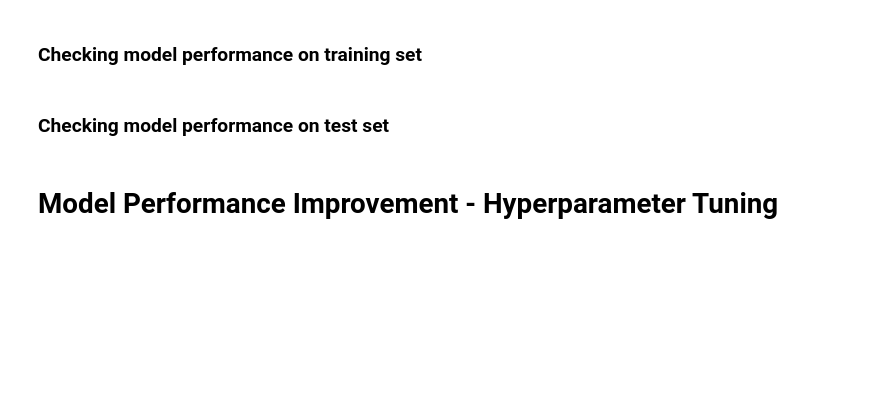
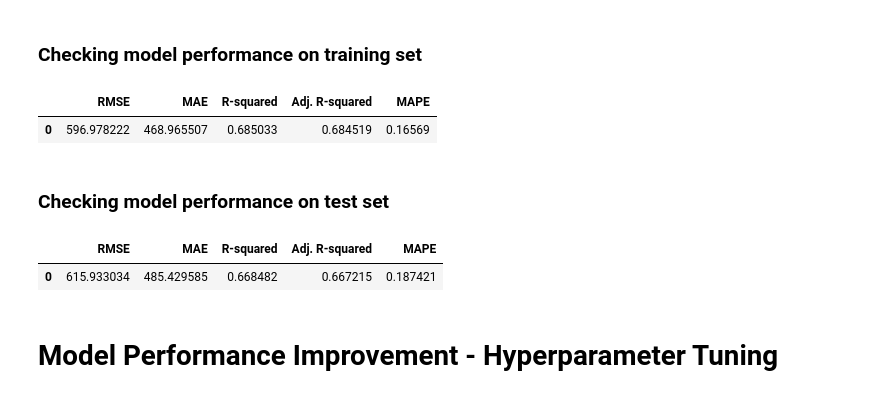
Before and after one commit to Mark5484/sales-forecast-lowcode, a Jupyter notebook: Low_Code_SuperKart_Model_Deployment.ipynb, the cells around one changed output. Drawn from its saved outputs; the diff is of its cells as text; code cells hidden in the pictures; blank space fills up the shorter version.

```diff
--- a/Low_Code_SuperKart_Model_Deployment.ipynb
+++ b/Low_Code_SuperKart_Model_Deployment.ipynb
@@ -1182,6 +1201,6 @@ def model_performance_regression(model, predictors, target):
 # %%
 # Uncomment the below snippet of code if xgboost regressor is to be used
 
-#xgb_estimator = XGBRegressor(random_state=1)
-#xgb_estimator = make_pipeline(preprocessor,xgb_estimator)
-#xgb_estimator.fit(X_train, y_train)
+xgb_estimator = XGBRegressor(random_state=1)
+xgb_estimator = make_pipeline(preprocessor,xgb_estimator)
+xgb_estimator.fit(X_train, y_train)
@@ -1190,15 +1227,21 @@ def model_performance_regression(model, predictors, target):
 # %%
 # Uncomment the below snippet of code if xgboost regressor is to be used
 
-#xgb_estimator_model_train_perf = model_performance_regression(xgb_estimator, X_train, y_train)
-#xgb_estimator_model_train_perf
+xgb_estimator_model_train_perf = model_performance_regression(xgb_estimator, X_train, y_train)
+xgb_estimator_model_train_perf
+# %% [output]
+|  | RMSE | MAE | R-squared | Adj. R-squared | MAPE |
+| 0 | 596.978222 | 468.965507 | 0.685033 | 0.684519 | 0.16569 |
 # %% [markdown]
 ### Checking model performance on test set
 # %%
 # Uncomment the below snippet of code if xgboost regressor is to be used
 
-#xgb_estimator_model_test_perf = model_performance_regression(xgb_estimator, X_test, y_test)
-#xgb_estimator_model_test_perf
+xgb_estimator_model_test_perf = model_performance_regression(xgb_estimator, X_test, y_test)
+xgb_estimator_model_test_perf
+# %% [output]
+|  | RMSE | MAE | R-squared | Adj. R-squared | MAPE |
+| 0 | 615.933034 | 485.429585 | 0.668482 | 0.667215 | 0.187421 |
 # %% [markdown]
 # **Model Performance Improvement - Hyperparameter Tuning**
 # %% [markdown]
```
Also changed, not shown: parts of 19 cells of this notebook.
